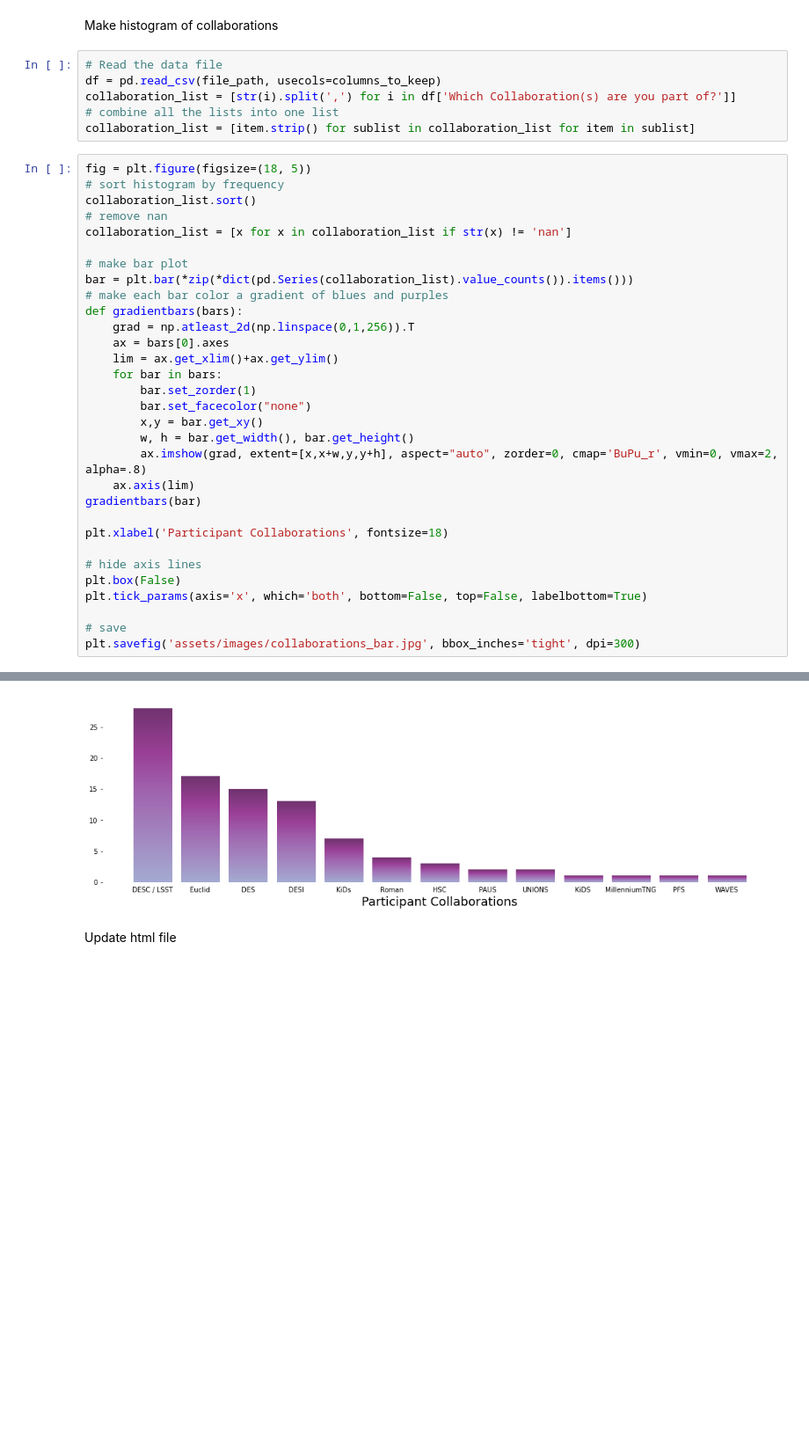
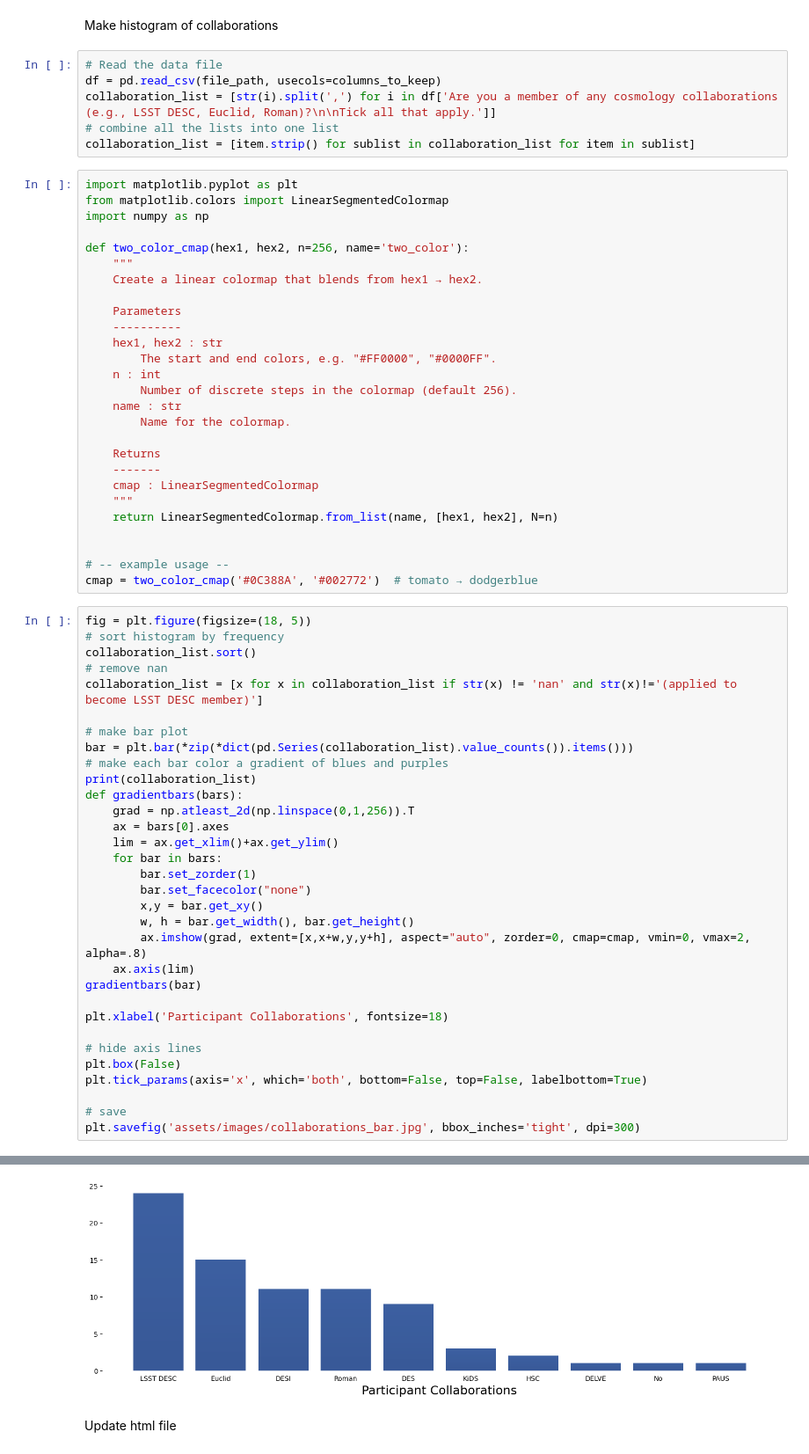
Before and after one commit to echo-IA/CAROLINA, a Jupyter notebook: docs/echo_ia_participants.ipynb, the cells around one changed output, grey strips where cells are left out. Shown: that part at 88% size. Drawn from its saved outputs; the diff is of its cells as text; blank space fills up the shorter version.

```diff
--- a/docs/echo_ia_participants.ipynb
+++ b/docs/echo_ia_participants.ipynb
@@ -104,19 +135,47 @@ Make histogram of collaborations
 # %%
 # Read the data file
 df = pd.read_csv(file_path, usecols=columns_to_keep)
-collaboration_list = [str(i).split(',') for i in df['Which Collaboration(s) are you part of?']]
+collaboration_list = [str(i).split(',') for i in df['Are you a member of any cosmology collaborations (e.g., LSST DESC, Euclid, Roman)?\n\nTick all that apply.']]
 # combine all the lists into one list
 collaboration_list = [item.strip() for sublist in collaboration_list for item in sublist]
+# %%
+import matplotlib.pyplot as plt
+from matplotlib.colors import LinearSegmentedColormap
+import numpy as np
+
+def two_color_cmap(hex1, hex2, n=256, name='two_color'):
+    """
+    Create a linear colormap that blends from hex1 → hex2.
+
+    Parameters
+    ----------
+    hex1, hex2 : str
+        The start and end colors, e.g. "#FF0000", "#0000FF".
+    n : int
+        Number of discrete steps in the colormap (default 256).
+    name : str
+        Name for the colormap.
+
+    Returns
+    -------
+    cmap : LinearSegmentedColormap
+    """
+    return LinearSegmentedColormap.from_list(name, [hex1, hex2], N=n)
+
+
+# -- example usage --
+cmap = two_color_cmap('#0C388A', '#002772')  # tomato → dodgerblue
 # %%
 fig = plt.figure(figsize=(18, 5))
 # sort histogram by frequency
 collaboration_list.sort()
 # remove nan
-collaboration_list = [x for x in collaboration_list if str(x) != 'nan']
+collaboration_list = [x for x in collaboration_list if str(x) != 'nan' and str(x)!='(applied to become LSST DESC member)']
 
 # make bar plot
 bar = plt.bar(*zip(*dict(pd.Series(collaboration_list).value_counts()).items()))
 # make each bar color a gradient of blues and purples
+print(collaboration_list)
 def gradientbars(bars):
     grad = np.atleast_2d(np.linspace(0,1,256)).T
     ax = bars[0].axes
@@ -126,7 +185,7 @@ def gradientbars(bars):
         bar.set_facecolor("none")
         x,y = bar.get_xy()
         w, h = bar.get_width(), bar.get_height()
-        ax.imshow(grad, extent=[x,x+w,y,y+h], aspect="auto", zorder=0, cmap='BuPu_r', vmin=0, vmax=2, alpha=.8)
+        ax.imshow(grad, extent=[x,x+w,y,y+h], aspect="auto", zorder=0, cmap=cmap, vmin=0, vmax=2, alpha=.8)
     ax.axis(lim)
 gradientbars(bar)
 
@@ -142,4 +202,4 @@ plt.savefig('assets/images/collaborations_bar.jpg', bbox_inches='tight', dpi=300
-[figure, old version]
+[figure, new version]
 # %% [markdown]
 Update html file
 # %%
```
Also changed, not shown: parts of 4 cells of this notebook, 4 other files.
